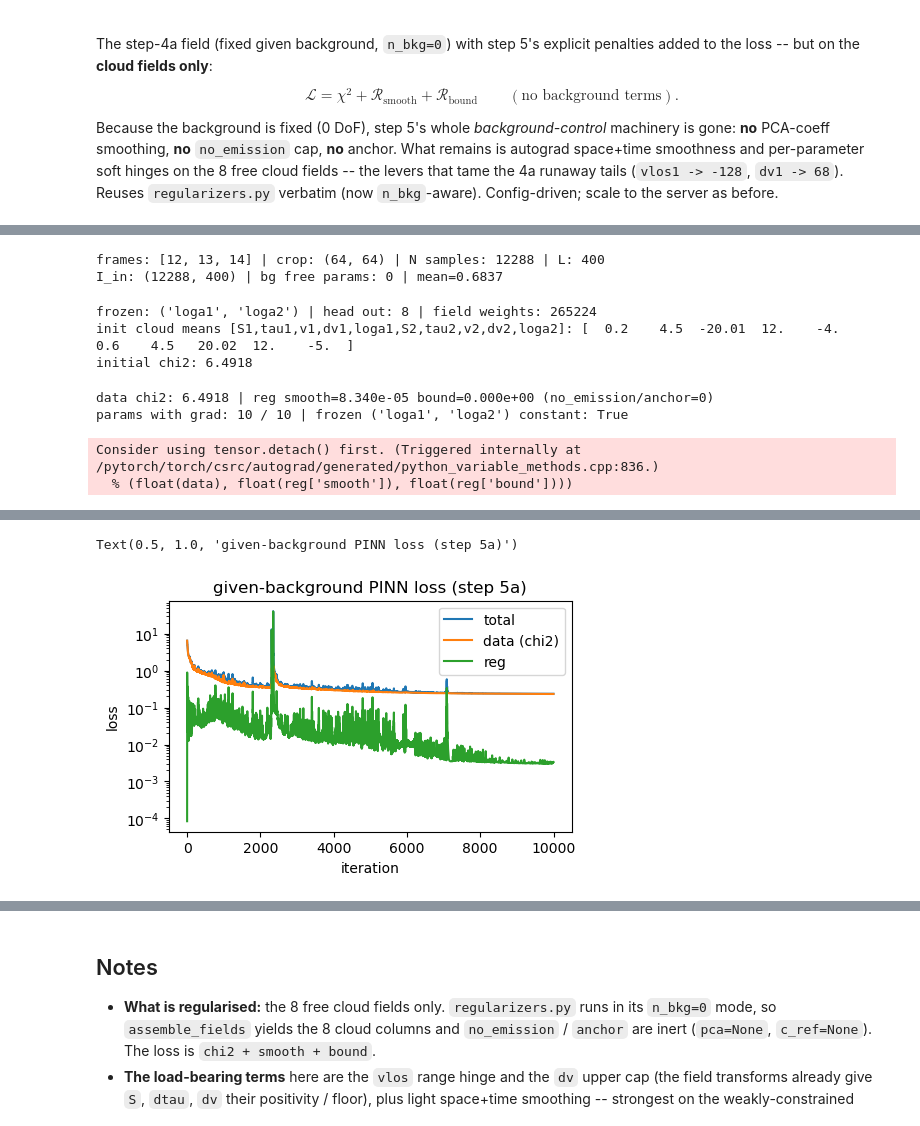
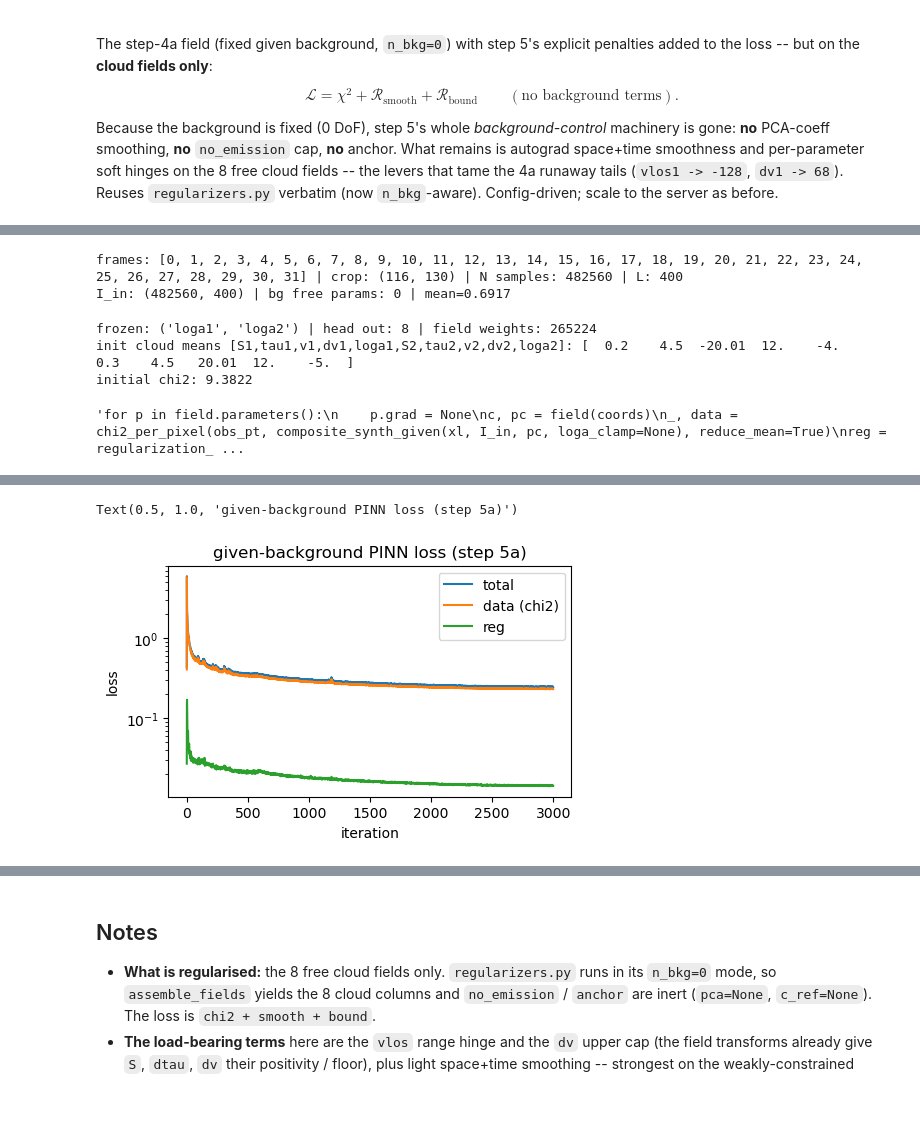
Before and after one commit to ivanzmilic/cloudtorch, a Jupyter notebook: develop/step_5a_reg_test.ipynb, the cells around one changed output, grey strips where cells are left out. Saved outputs shown, nothing was run; the diff lists cells and outputs as text; code cells hidden in the pictures.

```diff
--- a/develop/step_5a_reg_test.ipynb
+++ b/develop/step_5a_reg_test.ipynb
@@ -72,4 +76,0 @@ SIGMA_XY 6.40 (CROP 64)  |  SIGMA_T 1.50 (N_T 3)
-# %%
-# Hard set the sigmas if you prefer:
-SIGMA_XY = 8.0
-SIGMA_T = 2.0
@@ -110,9 +125,12 @@ Iqs = float(blk[..., -20:].mean())
 
 full   = cube[:, YS, XS, LAM]
 Ny, Nx = full.shape[1], full.shape[2]
-cy, cx = Ny // 2, Nx // 2
-ys = slice(cy - CROP // 2, cy - CROP // 2 + CROP)
-xs = slice(cx - CROP // 2, cx - CROP // 2 + CROP)
+if CROP is None:
+    ys = xs = slice(None)                                    # whole (bordered) field of view
+else:
+    cy, cx = Ny // 2, Nx // 2
+    ys = slice(cy - CROP // 2, cy - CROP // 2 + CROP)
+    xs = slice(cx - CROP // 2, cx - CROP // 2 + CROP)
 ts = list(range(T0 - N_T // 2, T0 - N_T // 2 + N_T))
 obs = np.copy(full[ts][:, ys, xs, :]).astype(np.float32) / Iqs
 del f, cube, full
@@ -130,13 +148,14 @@ assert I_in.shape == obs_pt.shape and not I_in.requires_grad
 print("frames:", ts, "| crop:", (Cy, Cx), "| N samples:", coords.shape[0], "| L:", L)
 print("I_in:", tuple(I_in.shape), "| bg free params: 0 | mean=%.4f" % float(I_in.mean()))
 # %% [output]
-frames: [12, 13, 14] | crop: (64, 64) | N samples: 12288 | L: 400
-I_in: (12288, 400) | bg free params: 0 | mean=0.6837
+frames: [0, 1, 2, 3, 4, 5, 6, 7, 8, 9, 10, 11, 12, 13, 14, 15, 16, 17, 18, 19, 20, 21, 22, 23, 24, 25, 26, 27, 28, 29, 30, 31] | crop: (116, 130) | N samples: 482560 | L: 400
+I_in: (482560, 400) | bg free params: 0 | mean=0.6917
 # %%
 # ---- neural field (n_bkg=0, given background): predicts the free cloud params ----
 field = ParameterField(d_in=3, n_freq=N_FREQ, sigmas=(SIGMA_XY, SIGMA_XY, SIGMA_T),
                        width=WIDTH, depth=DEPTH, s_max=S_MAX, dv_floor=DV_FLOOR,
-                       n_bkg=0, freeze=FREEZE).to(device)
+                       n_bkg=0, freeze=FREEZE,
+                       init={"S2": 0.3}).to(device)   # S2 default init 0.6 > S_MAX; start it below the cap
 print("frozen:", FREEZE, "| head out:", field.head.out_features,
       "| field weights:", sum(p.numel() for p in field.parameters()))
 with torch.no_grad():
@@ -147,29 +166,26 @@ print("init cloud means [S1,tau1,v1,dv1,loga1,S2,tau2,v2,dv2,loga2]:",
 print("initial chi2:", round(float(l0), 4))
 # %% [output]
 frozen: ('loga1', 'loga2') | head out: 8 | field weights: 265224
-init cloud means [S1,tau1,v1,dv1,loga1,S2,tau2,v2,dv2,loga2]: [  0.2    4.5  -20.01  12.    -4.     0.6    4.5   20.02  12.    -5.  ]
-initial chi2: 6.4918
+init cloud means [S1,tau1,v1,dv1,loga1,S2,tau2,v2,dv2,loga2]: [  0.2    4.5  -20.01  12.    -4.     0.3    4.5   20.01  12.    -5.  ]
+initial chi2: 9.3822
 # %%
 # ---- gradient + reg check: loss -> weights; reg parts finite; frozen slots constant ----
-for p in field.parameters():
+names = ['S1','dtau1','vlos1','dv1','loga1','S2','dtau2','vlos2','dv2','loga2']
+'''for p in field.parameters():
     p.grad = None
 c, pc = field(coords)
 _, data = chi2_per_pixel(obs_pt, composite_synth_given(xl, I_in, pc, loga_clamp=None), reduce_mean=True)
 reg = regularization_loss(c, pc, coords, weights=regw)      # pca=None, c_ref=None -> clouds only
 (data + reg['total']).backward()
-names = ['S1','dtau1','vlos1','dv1','loga1','S2','dtau2','vlos2','dv2','loga2']
 coln  = {n: i for i, n in enumerate(names)}
 n_grad = sum(int(p.grad is not None) for p in field.parameters())
 print("data chi2: %.4f | reg smooth=%.3e bound=%.3e (no_emission/anchor=0)"
       % (float(data), float(reg['smooth']), float(reg['bound'])))
 print("params with grad:", n_grad, "/", sum(1 for _ in field.parameters()),
       "| frozen", FREEZE, "constant:",
-      all(bool((pc[:, coln[k]] == pc[0, coln[k]]).all()) for k in FREEZE))
+      all(bool((pc[:, coln[k]] == pc[0, coln[k]]).all()) for k in FREEZE))'''
 # %% [output]
-data chi2: 6.4918 | reg smooth=8.340e-05 bound=0.000e+00 (no_emission/anchor=0)
-params with grad: 10 / 10 | frozen ('loga1', 'loga2') constant: True
+'for p in field.parameters():\n    p.grad = None\nc, pc = field(coords)\n_, data = chi2_per_pixel(obs_pt, composite_synth_given(xl, I_in, pc, loga_clamp=None), reduce_mean=True)\nreg = regularization_ ...
-Consider using tensor.detach() first. (Triggered internally at /pytorch/torch/csrc/autograd/generated/python_variable_methods.cpp:836.)
-  % (float(data), float(reg['smooth']), float(reg['bound'])))
 # %%
 # ---- train: chi2 + regularisation (cosine-annealed Adam, grad clip, timed) ----
 from tqdm.auto import trange
@@ -177,10 +193,15 @@ from torch.optim.lr_scheduler import CosineAnnealingLR
 
 # Adjust again the training parameters if you need to:
 # training (cosine-annealed Adam)
-N_ITERS   = 10000
-LR        = 5e-3
+# NOTE: to REPRODUCE 4a-quality (chi2~0.18) we need many more iters than 4a's 1200. 4a
+# has no explicit reg, SIGMA_XY=32 and 4 frames; 5a adds autograd space+time smoothness,
+# uses SIGMA_XY=12 and 8 frames, so the reg fights the data fit early and convergence is
+# slower. Verified: W_REG=1e-3 reaches chi2 0.18 (vlos structured) by ~10k iters -- at 2k
+# it is still ~0.26. ~6k already gets ~0.19; drop N_ITERS if you only need a quick look.
+N_ITERS   = 3000
+LR        = 1e-2
 GRAD_CLIP = 1.0
-BATCH     = None   # None = full batch; int = minibatch over coordinates
+BATCH     = 16384   # None = full batch; int = minibatch over coordinates
 
 opt   = torch.optim.Adam(field.parameters(), lr=LR)
 sched = CosineAnnealingLR(opt, T_max=N_ITERS, eta_min=LR * 0.05)
@@ -206,8 +227,8 @@ for it in trange(N_ITERS):
     opt.step(); sched.step()
     hist.append(float(loss)); hist_data.append(float(data)); hist_reg.append(float(reg['total']))
 dt = time.time() - t_start; ms = 1e3 * dt / max(len(hist), 1)
-print('total %.4e -> %.4e | data(chi2) %.4e | reg %.4e | %.1f s, %.1f ms/iter'
-      % (hist[0], hist[-1], hist_data[-1], hist_reg[-1], dt, ms))
+print('total %.4e -> %.4e | data(chi2) %.4e | reg %.4e (%.1f%%) | %.1f s, %.1f ms/iter'
+      % (hist[0], hist[-1], hist_data[-1], hist_reg[-1], 100*hist_reg[-1]/hist[-1], dt, ms))
 plt.figure(figsize=(5.2, 3))
 plt.semilogy(hist, label='total'); plt.semilogy(hist_data, label='data (chi2)'); plt.semilogy(hist_reg, label='reg')
 plt.legend(); plt.xlabel('iteration'); plt.ylabel('loss'); plt.title('given-background PINN loss (step 5a)')
@@ -216,5 +237,5 @@ total 6.4918e+00 -> 2.3719e-01 | data(chi2) 2.3380e-01 | reg 3.3893e-03 | 363.2
 Text(0.5, 1.0, 'given-background PINN loss (step 5a)')
-[figure, old version]
+[figure, new version]
 # %%
 # ---- QUANTITATIVE SUMMARY: chi2 stays near noise, cloud ranges now PHYSICAL ----
 with torch.no_grad():
```
Also changed, not shown: parts of 11 cells of this notebook, 13 other files.
